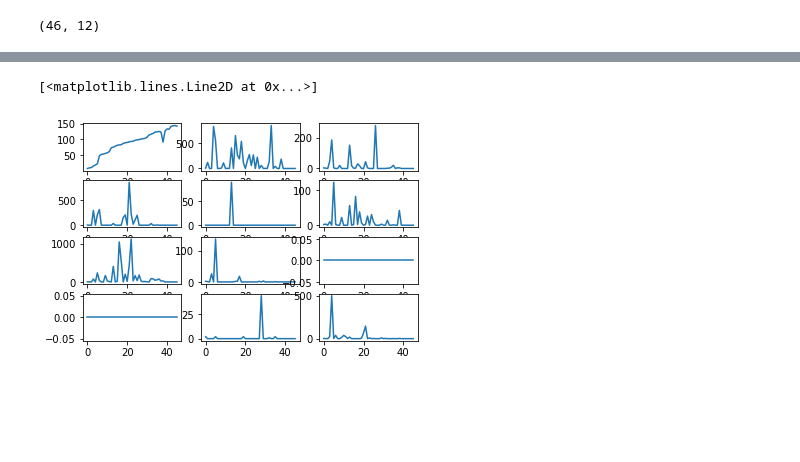
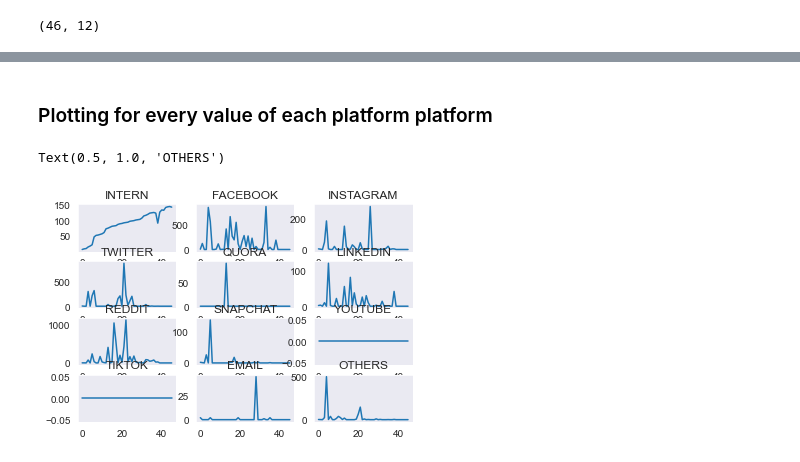
Before and after one commit to PrajjwalPathak/One-Percent-Projects, a Jupyter notebook: Data_Analysis/Intern_Google_csv.ipynb, the cells around one changed output, grey strips where cells are left out. Cells and saved outputs as stored; diff of their text form; code cells hidden in the pictures; blank space fills up the shorter version.

Commit message:
Added the data analysis for CONSOLE_DIGITAL_MARKETING_PLATFORM_INTERN_GOOGLE.csv

```diff
--- a/Data_Analysis/Intern_Google_csv.ipynb
+++ b/Data_Analysis/Intern_Google_csv.ipynb
@@ -1,4 +1,8 @@
 # %%
 import pandas as pd
 import numpy
+import warnings
+warnings.filterwarnings('ignore')
 import matplotlib.pyplot as plt
+import seaborn as sns
+sns.set_style("dark")
@@ -5,5 +11,7 @@ import matplotlib.pyplot as plt
 # %%
 a=pd.read_csv("CONSOLE_DIGITAL_MARKETING_PLATFORM_INTERN_GOOGLE.csv")
+a["INDEX"] = [i for i  in range(0,46)]
+a.to_csv("CONSOLE_DIGITAL_MARKETING_PLATFORM_INTERN_GOOGLE.csv", index=False)
 a
 # %% [output]
 |  | INTERN | FACEBOOK | INSTAGRAM | TWITTER | QUORA | LINKEDIN | REDDIT | SNAPCHAT | YOUTUBE | TIKTOK | ... |
@@ -36,18 +113,31 @@ plt.plot(a['FACEBOOK'])
+# %% [markdown]
+### Plotting for every value of each platform platform
 # %%
 fig, axs = plt.subplots(4, 3)
 axs[0, 0].plot(a['INTERN'])
-
+axs[0, 0].set_title("INTERN")
 axs[0, 1].plot(a['FACEBOOK'])
+axs[0, 1].set_title("FACEBOOK")
 axs[0, 2].plot(a['INSTAGRAM'])
+axs[0, 2].set_title("INSTAGRAM")
 axs[1, 0].plot(a['TWITTER'])
+axs[1, 0].set_title("TWITTER")
 axs[1, 1].plot(a['QUORA'])
+axs[1, 1].set_title("QUORA")
 axs[1, 2].plot(a['LINKEDIN'])
+axs[1, 2].set_title("LINKEDIN")
 axs[2, 0].plot(a['REDDIT'])
+axs[2, 0].set_title("REDDIT")
 axs[2, 1].plot(a['SNAPCHAT'])
+axs[2, 1].set_title("SNAPCHAT")
 axs[2, 2].plot(a['YOUTUBE'])
+axs[2, 2].set_title("YOUTUBE")
 axs[3, 0].plot(a['TIKTOK'])
+axs[3, 0].set_title("TIKTOK")
 axs[3, 1].plot(a['EMAIL'])
+axs[3, 1].set_title("EMAIL")
 axs[3, 2].plot(a['OTHER'])
+axs[3, 2].set_title("OTHERS")
 # %% [output]
-[<matplotlib.lines.Line2D at 0x...>]
+Text(0.5, 1.0, 'OTHERS')
-[figure, old version]
+[figure, new version]
```
Also changed, not shown: parts of 25 cells of this notebook.
